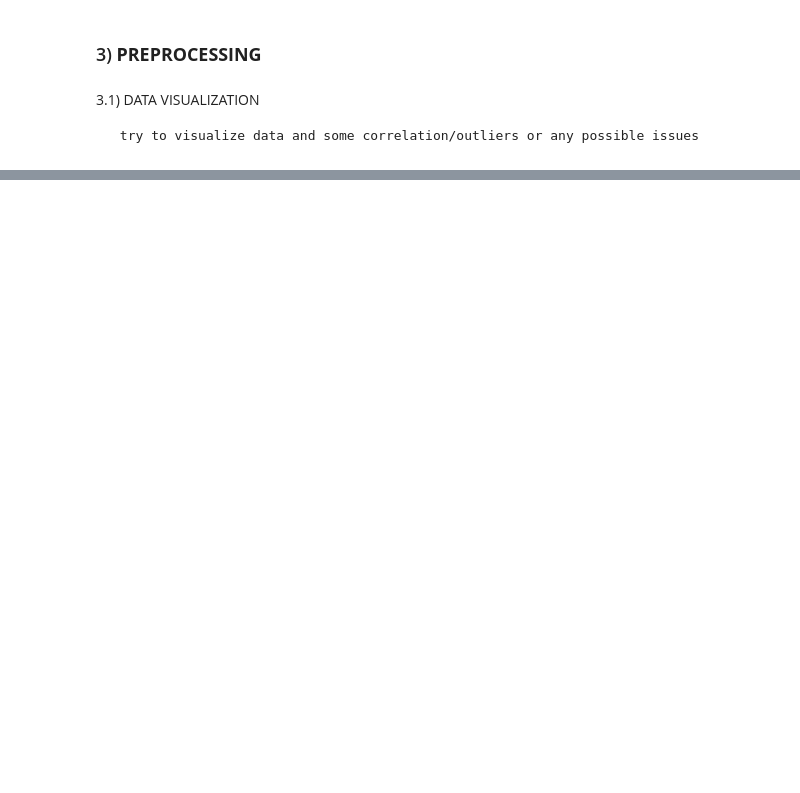
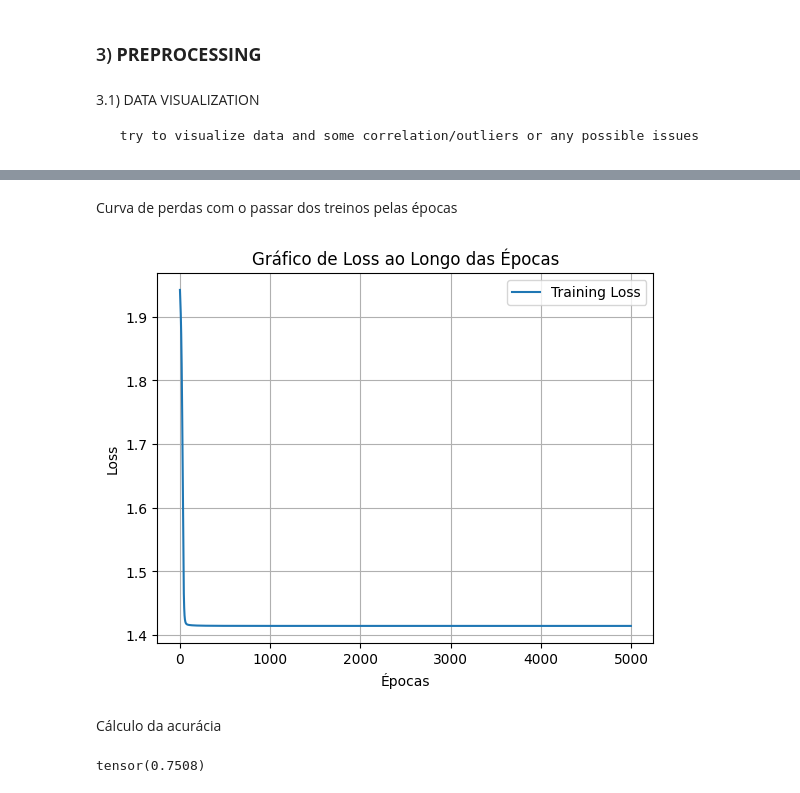
Before and after one commit to marcofranceschini015/Classification-of-water-consumption-types, a Jupyter notebook: Classification_of_Water_Consumption_Types.ipynb, the cells around one changed output, grey strips where cells are left out. Saved outputs shown, nothing was run; the diff lists cells and outputs as text; code cells hidden in the pictures; blank space fills up the shorter version.

```diff
--- a/Classification_of_Water_Consumption_Types.ipynb
+++ b/Classification_of_Water_Consumption_Types.ipynb
@@ -118,0 +284,15 @@ KeyError: ignored
+# %%
+x_train, x_test, y_train, y_test = train_test_split(X, Y, train_size=0.8, shuffle=True)
+# Year	Month	Consumption	Consumer_number	Installation_zone
+weights = np.ones(len(x_train))
+weights[train.columns.get_loc('Year')] = 1.0
+weights[train.columns.get_loc('Month')] = 1.0
+weights[train.columns.get_loc('Consumption')] = 3.0
+weights[train.columns.get_loc('Consumer_number')] = 1.0
+weights[train.columns.get_loc('Installation_zone')] = 2.8
+
+from sklearn.ensemble import RandomForestRegressor
+from sklearn.ensemble import HistGradientBoostingClassifier
+
+model = HistGradientBoostingClassifier()
+model.fit(x_train, y_train, sample_weight=weights)
@@ -118,0 +323,6 @@ KeyError: ignored
+# %%
+model = NN_model()
+
+learning_rate = 1e-2
+criterion = nn.CrossEntropyLoss()
+optimizer = torch.optim.Adam(model.parameters(), learning_rate)
@@ -118,0 +331,14 @@ KeyError: ignored
+# %%
+epochs = 5000
+train_losses=[]
+
+for i in range(epochs):
+    i= i+1
+    y_pred=model.forward(x_train)
+    loss=criterion(y_pred,y_train)
+    train_losses.append(loss)
+    if i % 10 == 0:
+        print("Epoch number: {} and the loss : {}".format(i,loss.item()))
+    optimizer.zero_grad()
+    loss.backward()
+    optimizer.step()
@@ -118,0 +363,23 @@ KeyError: ignored
+# %% [markdown]
+Curva de perdas com o passar dos treinos pelas épocas
+# %%
+losses = torch.tensor(train_losses,requires_grad=True)
+
+plt.plot(losses.detach().numpy(), label='Training Loss')
+plt.title('Gráfico de Loss ao Longo das Épocas')
+plt.xlabel('Épocas')
+plt.ylabel('Loss')
+plt.legend()
+plt.grid(True)
+plt.show()
+# %% [output]
+[figure, added]
+# %% [markdown]
+Cálculo da acurácia
+# %%
+indices_maior_valor = torch.argmax(y_pred, dim=1)
+maiores_valores = y_pred[torch.arange(len(y_pred)), indices_maior_valor]
+accuracy = (torch.argmax(y_pred, 1) == y_train).float().mean()
+accuracy
+# %% [output]
+tensor(0.7508)
```
Also changed, not shown: parts of 34 cells of this notebook, 7 other files.
